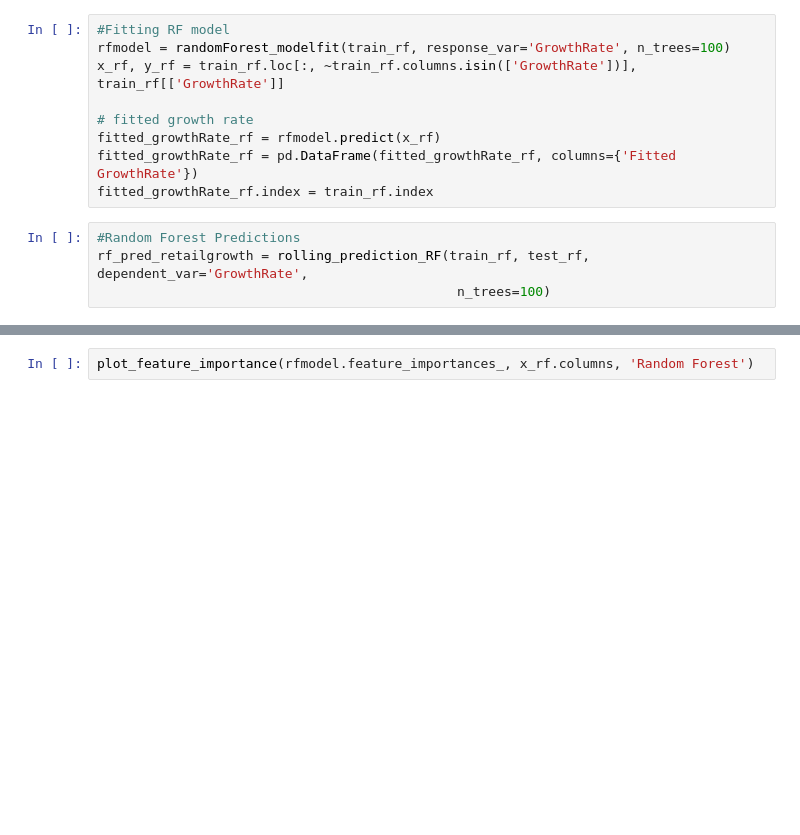
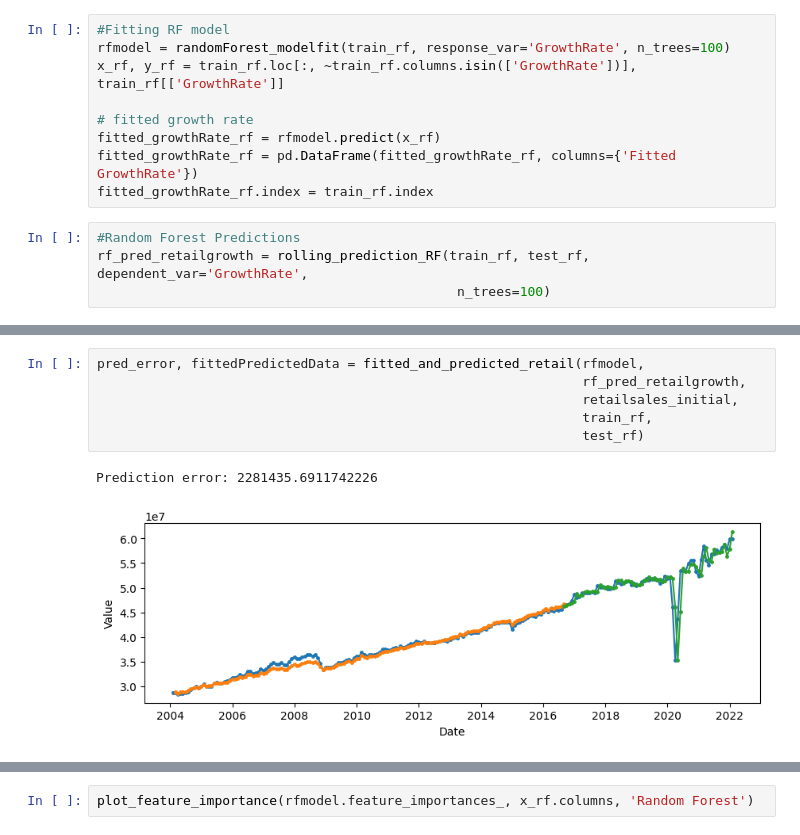
Before and after one commit to ubco-mds-2021-labs/capstone-project-googletrends_capstone, a Jupyter notebook: src/notebooks/RetailSales_updated.ipynb, the cells around one changed output, grey strips where cells are left out. Cells and saved outputs as stored; diff of their text form; blank space fills up the shorter version.

```diff
--- a/src/notebooks/RetailSales_updated.ipynb
+++ b/src/notebooks/RetailSales_updated.ipynb
@@ -1212,0 +1243,9 @@ Prediction error: 3139376.554684085
+# %%
+pred_error, fittedPredictedData = fitted_and_predicted_retail(rfmodel,
+                                                              rf_pred_retailgrowth,
+                                                              retailsales_initial,
+                                                              train_rf,
+                                                              test_rf)
+# %% [output]
+Prediction error: 2281435.6911742226
+[figure, added]
```
Also changed, not shown: parts of 7 cells of this notebook, 5 other files.
